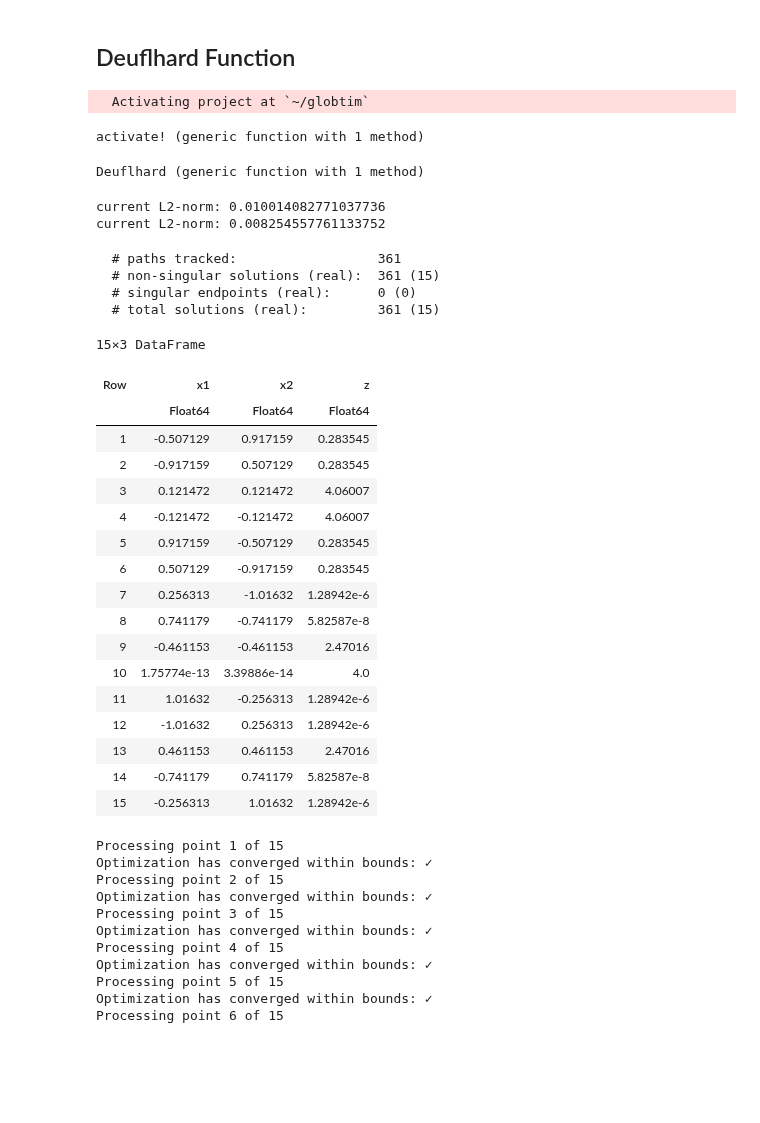
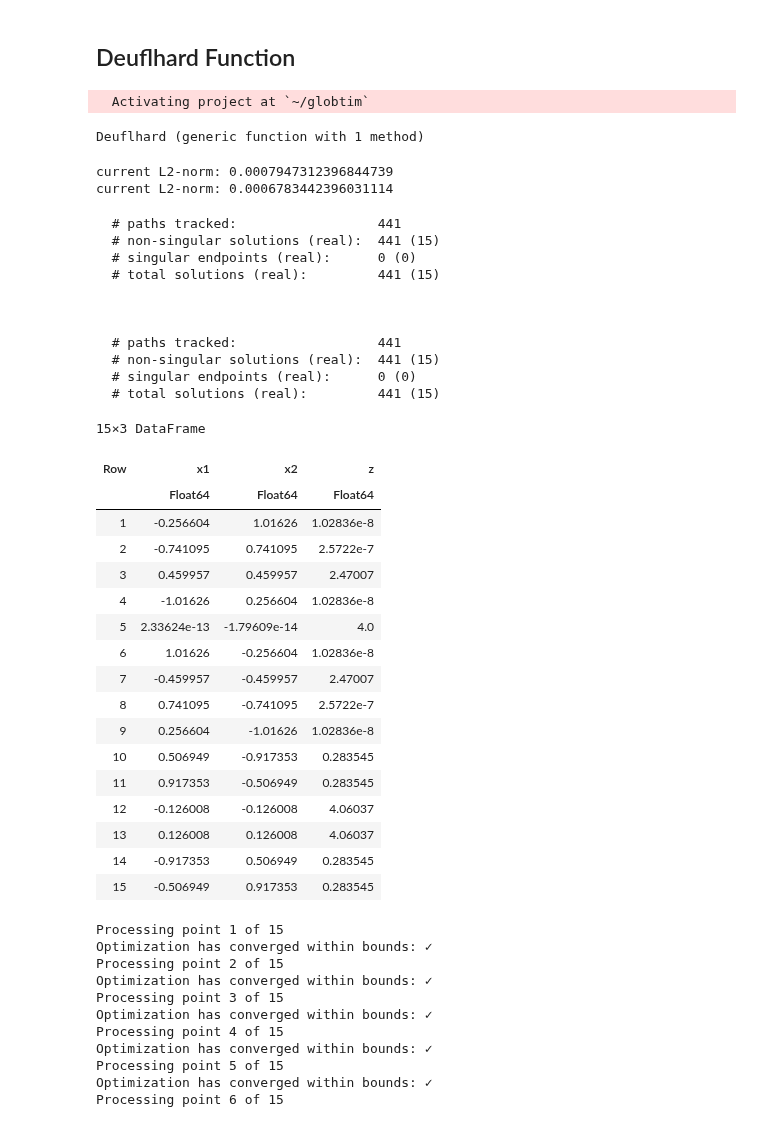
Before and after one commit to gescholt/Globtim.jl, a Jupyter notebook: Examples/Notebooks/Deuflhard.ipynb, the cells around one changed output. Drawn from its saved outputs; the diff is of its cells as text; code cells hidden in the pictures; blank space fills up the shorter version.

```diff
--- a/Examples/Notebooks/Deuflhard.ipynb
+++ b/Examples/Notebooks/Deuflhard.ipynb
@@ -6,11 +6,8 @@ Pkg.activate("../../.")
 using Globtim
 using DynamicPolynomials, DataFrames
 using ProgressLogging
-using CairoMakie
-CairoMakie.activate!
 # %% [output]
   Activating project at `~/globtim`
-activate! (generic function with 1 method)
 # %%
 # Constants and Parameters
 const n, a, b = 2, 7, 5
@@ -19,7 +16,7 @@ f = Deuflhard # Objective function
 # %% [output]
 Deuflhard (generic function with 1 method)
 # %%
-d = 20 # Initial Degree
+d = 22 # Initial Degree
 SMPL = 120 # Number of samples
 center = [0.0, 0.0]
 TR = test_input(f,
@@ -31,48 +28,55 @@ TR = test_input(f,
 pol_cheb = Constructor(TR, d, basis=:chebyshev)
 pol_lege = Constructor(TR, d, basis=:legendre);
 # %% [output]
-current L2-norm: 0.010014082771037736
-current L2-norm: 0.008254557761133752
+current L2-norm: 0.0007947312396844739
+current L2-norm: 0.0006783442396031114
 # %%
 @polyvar(x[1:n]) # Define polynomial ring
 real_pts_cheb = solve_polynomial_system(
     x, n, d, pol_cheb.coeffs;
     basis=pol_cheb.basis,
     precision=pol_cheb.precision,
     normalized=false,
     power_of_two_denom=pol_cheb.power_of_two_denom
 )
 
 real_pts_lege = solve_polynomial_system(
     x, n, d, pol_lege.coeffs;
     basis=pol_lege.basis,
     precision=pol_lege.precision,
-    normalized=pol_lege.normalized)
+    normalized=true)
 
 df_cheb = process_crit_pts(real_pts_cheb, f, TR)
 df_lege = process_crit_pts(real_pts_lege, f, TR)
 # %% [output]
-  # paths tracked:                  361
-  # non-singular solutions (real):  361 (15)
+  # paths tracked:                  441
+  # non-singular solutions (real):  441 (15)
   # singular endpoints (real):      0 (0)
-  # total solutions (real):         361 (15)
+  # total solutions (real):         441 (15)
+
+
+
+  # paths tracked:                  441
+  # non-singular solutions (real):  441 (15)
+  # singular endpoints (real):      0 (0)
+  # total solutions (real):         441 (15)
 15×3 DataFrame
 | Row | x1 | x2 | z |
 |  | Float64 | Float64 | Float64 |
-| 1 | -0.507129 | 0.917159 | 0.283545 |
-| 2 | -0.917159 | 0.507129 | 0.283545 |
-| 3 | 0.121472 | 0.121472 | 4.06007 |
-| 4 | -0.121472 | -0.121472 | 4.06007 |
-| 5 | 0.917159 | -0.507129 | 0.283545 |
-| 6 | 0.507129 | -0.917159 | 0.283545 |
-| 7 | 0.256313 | -1.01632 | 1.28942e-6 |
-| 8 | 0.741179 | -0.741179 | 5.82587e-8 |
-| 9 | -0.461153 | -0.461153 | 2.47016 |
-| 10 | 1.75774e-13 | 3.39886e-14 | 4.0 |
-| 11 | 1.01632 | -0.256313 | 1.28942e-6 |
-| 12 | -1.01632 | 0.256313 | 1.28942e-6 |
-| 13 | 0.461153 | 0.461153 | 2.47016 |
-| 14 | -0.741179 | 0.741179 | 5.82587e-8 |
-| 15 | -0.256313 | 1.01632 | 1.28942e-6 |
+| 1 | -0.256604 | 1.01626 | 1.02836e-8 |
+| 2 | -0.741095 | 0.741095 | 2.5722e-7 |
+| 3 | 0.459957 | 0.459957 | 2.47007 |
+| 4 | -1.01626 | 0.256604 | 1.02836e-8 |
+| 5 | 2.33624e-13 | -1.79609e-14 | 4.0 |
+| 6 | 1.01626 | -0.256604 | 1.02836e-8 |
+| 7 | -0.459957 | -0.459957 | 2.47007 |
+| 8 | 0.741095 | -0.741095 | 2.5722e-7 |
+| 9 | 0.256604 | -1.01626 | 1.02836e-8 |
+| 10 | 0.506949 | -0.917353 | 0.283545 |
+| 11 | 0.917353 | -0.506949 | 0.283545 |
+| 12 | -0.126008 | -0.126008 | 4.06037 |
+| 13 | 0.126008 | 0.126008 | 4.06037 |
+| 14 | -0.917353 | 0.506949 | 0.283545 |
+| 15 | -0.506949 | 0.917353 | 0.283545 |
 # %%
 using Optim
```
Also changed, not shown: parts of 9 cells of this notebook, 5 other files.
